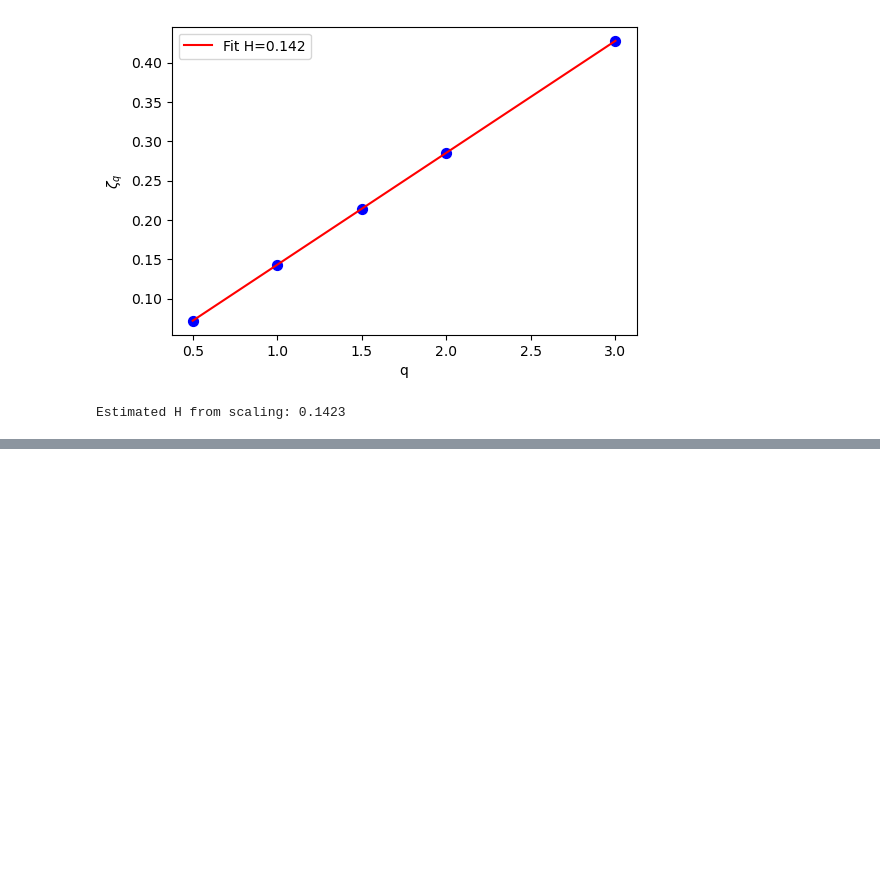
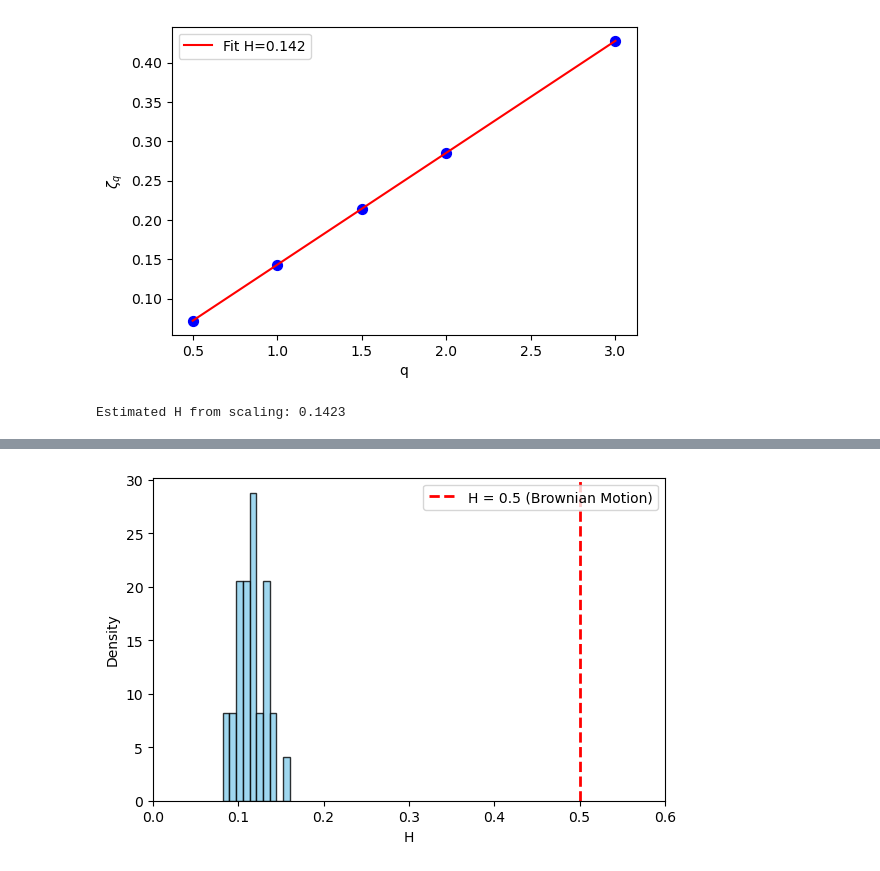
Before and after one commit to tanmoy456/Rough-Volatility, a Jupyter notebook: rough.ipynb, the cells around one changed output, grey strips where cells are left out. Saved outputs shown, nothing was run; the diff lists cells and outputs as text; code cells hidden in the pictures; blank space fills up the shorter version.

```diff
--- a/rough.ipynb
+++ b/rough.ipynb
@@ -202,0 +258,20 @@ Estimated H from scaling: 0.1423
+# %%
+plt.figure(figsize=(6, 4))
+
+###. Histogram
+plt.hist(H_list,bins=10,density=True,color='skyblue',edgecolor='k',alpha=0.8)
+plt.xlim(0.0, 0.6)
+plt.axvline(x=0.5,color='red',linestyle='--',linewidth=2,label='H = 0.5 (Brownian Motion)')
+
+plt.xlabel('H')
+plt.ylabel('Density')
+plt.legend(loc='upper right')
+
+plt.tight_layout()
+
+plt.savefig(f"{dir}/fig_4.png", dpi=200, bbox_inches='tight',
+            pad_inches=0.1, facecolor='white', edgecolor='none')
+
+plt.show()
+# %% [output]
+[figure, added]
```
Also changed, not shown: parts of 2 cells of this notebook, 1 other file.
